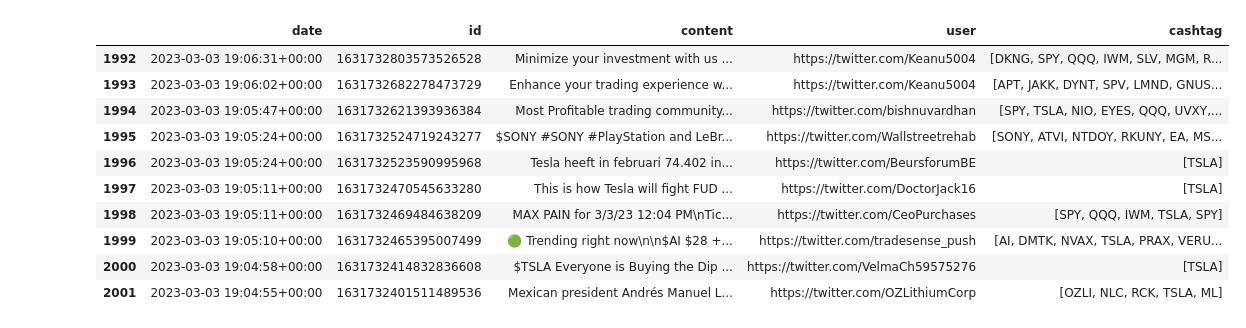
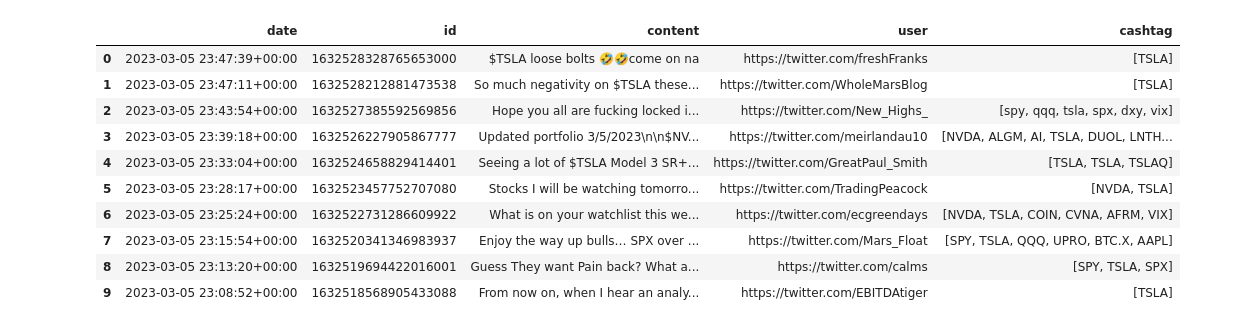
Before and after one commit to ChloeL6/Financial-Sentiment-Analysis, a Jupyter notebook: tweet.ipynb, the cells around one changed output. Saved outputs shown, nothing was run; the diff lists cells and outputs as text; code cells hidden in the pictures.

Commit message:
add filter to query statement

```diff
--- a/tweet.ipynb
+++ b/tweet.ipynb
@@ -15,28 +16,30 @@ nltk.download('vader_lexicon')
 True
 # %%
-query = "$TSLA"
 tweets_list = []
 until = dt.datetime.strftime(dt.date.today(), '%Y-%m-%d')
-since = dt.datetime.strftime(dt.datetime.strptime(until, '%Y-%m-%d') - dt.timedelta(days=5), '%Y-%m-%d')
-n_tweets = 2000
+since = dt.datetime.strftime(dt.datetime.strptime(until, '%Y-%m-%d') - dt.timedelta(days=31), '%Y-%m-%d')
+# -exclude:retweetedTweet
+query = f'$TSLA lang:en until:{until} since:{since} -filter:links -filter:replies -is:retweet -is:nullcast'
+n_tweets = 50000
 
 # count -1 mean get all the rows
-for i, tweet in tqdm(enumerate(sntwitter.TwitterSearchScraper(f'{query} until:{until} since:{since} filter:links -filter:replies -count:-1').get_items()), total=n_tweets):
+for i, tweet in tqdm(enumerate(sntwitter.TwitterSearchScraper(query).get_items()), total=n_tweets):
     tweets_list.append([tweet.date, tweet.id, tweet.rawContent, tweet.user, tweet.cashtags])
     if i > n_tweets:
         break
+
 #Creating a dataframe from the tweets list above
 df = pd.DataFrame(tweets_list, columns=['date', 'id', 'content', 'user','cashtag'])
-df.tail(10)
+df.head(10)
 # %% [output]
 |  | date | id | content | user | cashtag |
-| 1992 | 2023-03-03 19:06:31+00:00 | 1631732803573526528 | Minimize your investment with us ... | https://twitter.com/Keanu5004 | [DKNG, SPY, QQQ, IWM, SLV, MGM, R... |
-| 1993 | 2023-03-03 19:06:02+00:00 | 1631732682278473729 | Enhance your trading experience w... | https://twitter.com/Keanu5004 | [APT, JAKK, DYNT, SPV, LMND, GNUS... |
-| 1994 | 2023-03-03 19:05:47+00:00 | 1631732621393936384 | Most Profitable trading community... | https://twitter.com/bishnuvardhan | [SPY, TSLA, NIO, EYES, QQQ, UVXY,... |
-| 1995 | 2023-03-03 19:05:24+00:00 | 1631732524719243277 | $SONY #SONY #PlayStation and LeBr... | https://twitter.com/Wallstreetrehab | [SONY, ATVI, NTDOY, RKUNY, EA, MS... |
-| 1996 | 2023-03-03 19:05:24+00:00 | 1631732523590995968 | Tesla heeft in februari 74.402 in... | https://twitter.com/BeursforumBE | [TSLA] |
-| 1997 | 2023-03-03 19:05:11+00:00 | 1631732470545633280 | This is how Tesla will fight FUD ... | https://twitter.com/DoctorJack16 | [TSLA] |
-| 1998 | 2023-03-03 19:05:11+00:00 | 1631732469484638209 | MAX PAIN for 3/3/23 12:04 PM\nTic... | https://twitter.com/CeoPurchases | [SPY, QQQ, IWM, TSLA, SPY] |
-| 1999 | 2023-03-03 19:05:10+00:00 | 1631732465395007499 | 🟢 Trending right now\n\n$AI $28 +... | https://twitter.com/tradesense_push | [AI, DMTK, NVAX, TSLA, PRAX, VERU... |
-| 2000 | 2023-03-03 19:04:58+00:00 | 1631732414832836608 | $TSLA Everyone is Buying the Dip ... | https://twitter.com/VelmaCh59575276 | [TSLA] |
-| 2001 | 2023-03-03 19:04:55+00:00 | 1631732401511489536 | Mexican president Andrés Manuel L... | https://twitter.com/OZLithiumCorp | [OZLI, NLC, RCK, TSLA, ML] |
+| 0 | 2023-03-05 23:47:39+00:00 | 1632528328765653000 | $TSLA loose bolts 🤣🤣come on na | https://twitter.com/freshFranks | [TSLA] |
+| 1 | 2023-03-05 23:47:11+00:00 | 1632528212881473538 | So much negativity on $TSLA these... | https://twitter.com/WholeMarsBlog | [TSLA] |
+| 2 | 2023-03-05 23:43:54+00:00 | 1632527385592569856 | Hope you all are fucking locked i... | https://twitter.com/New_Highs_ | [spy, qqq, tsla, spx, dxy, vix] |
+| 3 | 2023-03-05 23:39:18+00:00 | 1632526227905867777 | Updated portfolio 3/5/2023\n\n$NV... | https://twitter.com/meirlandau10 | [NVDA, ALGM, AI, TSLA, DUOL, LNTH... |
+| 4 | 2023-03-05 23:33:04+00:00 | 1632524658829414401 | Seeing a lot of $TSLA Model 3 SR+... | https://twitter.com/GreatPaul_Smith | [TSLA, TSLA, TSLAQ] |
+| 5 | 2023-03-05 23:28:17+00:00 | 1632523457752707080 | Stocks I will be watching tomorro... | https://twitter.com/TradingPeacock | [NVDA, TSLA] |
+| 6 | 2023-03-05 23:25:24+00:00 | 1632522731286609922 | What is on your watchlist this we... | https://twitter.com/ecgreendays | [NVDA, TSLA, COIN, CVNA, AFRM, VIX] |
+| 7 | 2023-03-05 23:15:54+00:00 | 1632520341346983937 | Enjoy the way up bulls… SPX over ... | https://twitter.com/Mars_Float | [SPY, TSLA, QQQ, UPRO, BTC.X, AAPL] |
+| 8 | 2023-03-05 23:13:20+00:00 | 1632519694422016001 | Guess They want Pain back? What a... | https://twitter.com/calms | [SPY, TSLA, SPX] |
+| 9 | 2023-03-05 23:08:52+00:00 | 1632518568905433088 | From now on, when I hear an analy... | https://twitter.com/EBITDAtiger | [TSLA] |
```
Also changed, not shown: parts of 7 cells of this notebook.
